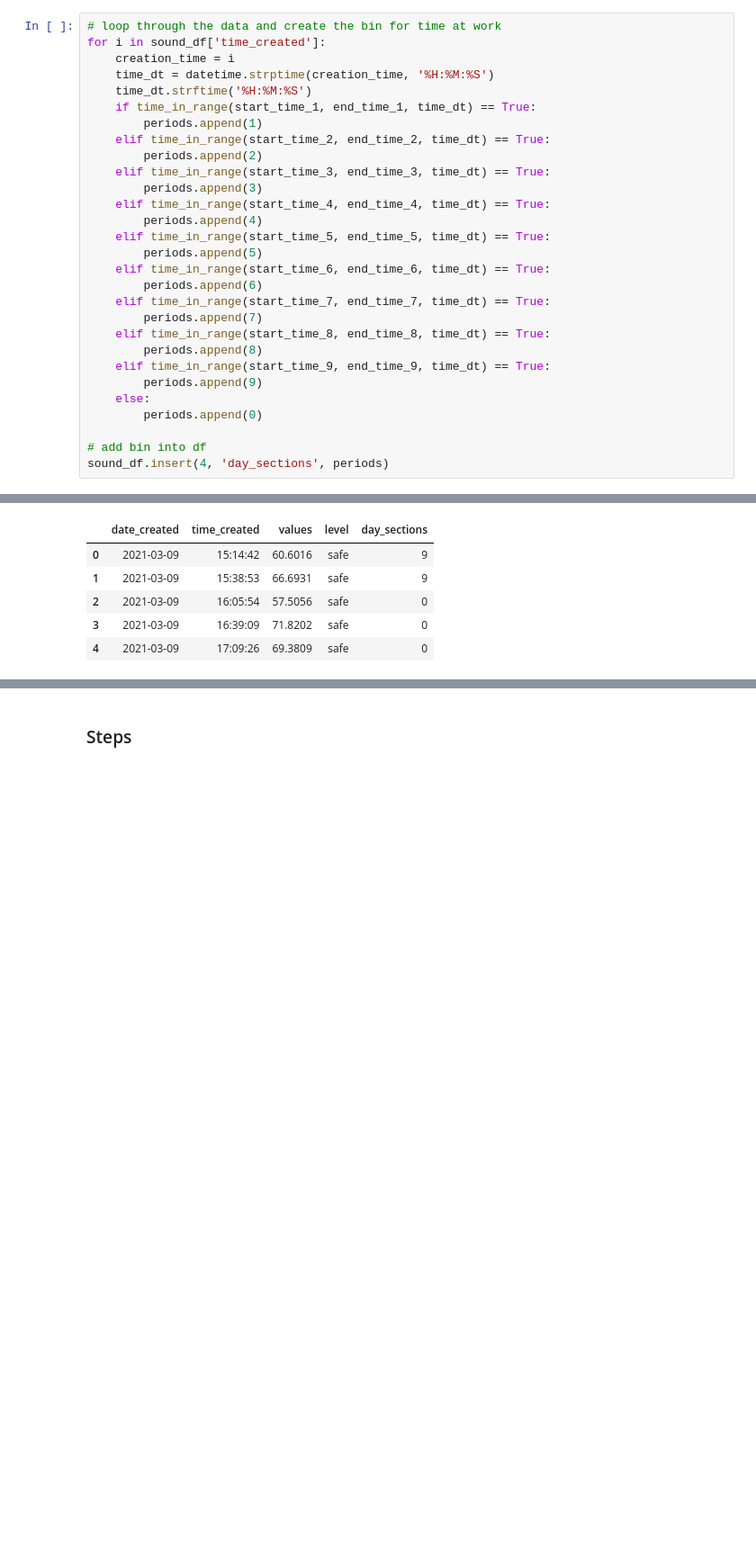
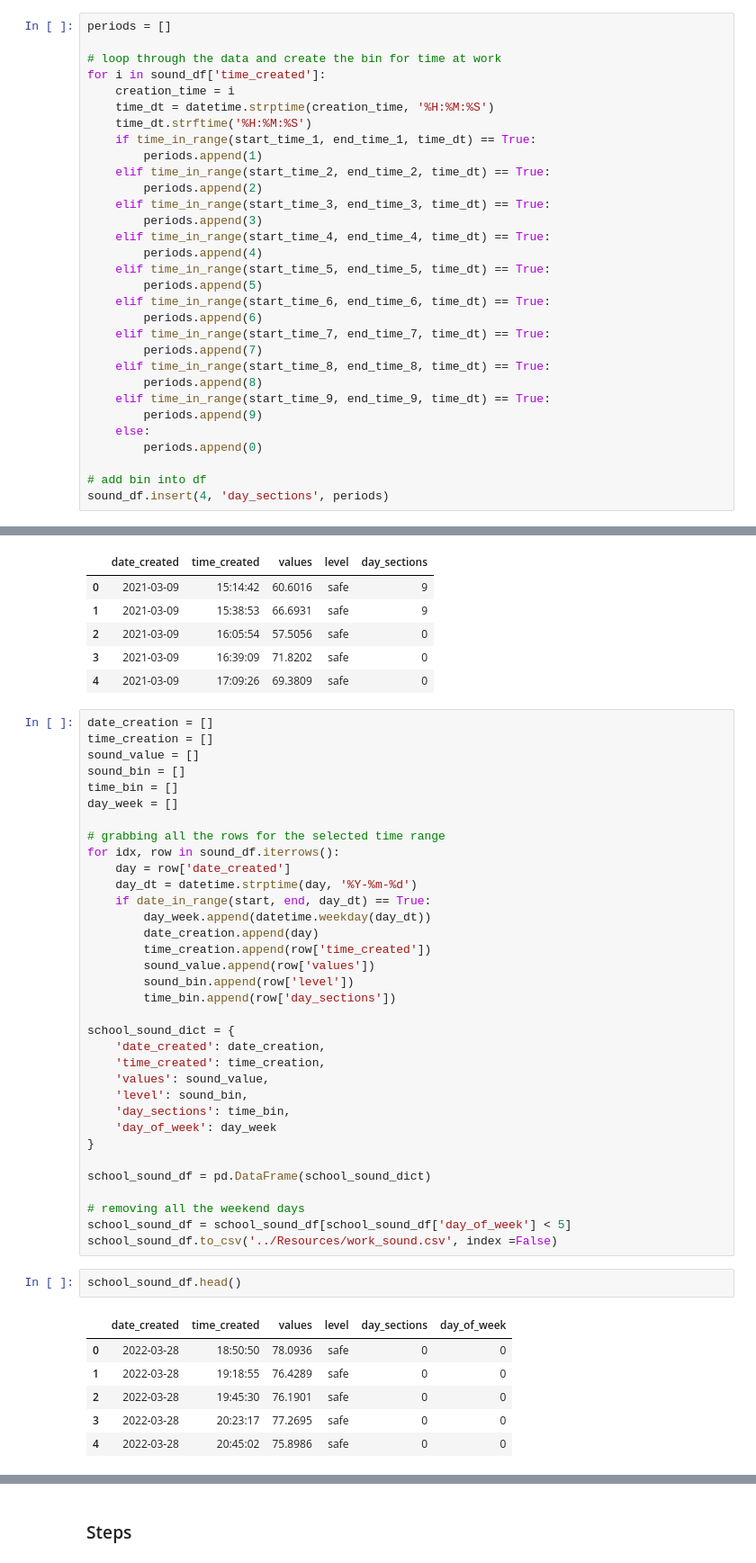
Before and after one commit to bmcnamee96/Heart-Rate-Analysis, a Jupyter notebook: summarizing_data.ipynb, the cells around one changed output, grey strips where cells are left out. Shown: that part at 90% size. Drawn from its saved outputs; the diff is of its cells as text; blank space fills up the shorter version.

```diff
--- a/summarizing_data.ipynb
+++ b/summarizing_data.ipynb
@@ -152,6 +264,8 @@ for i in sound_df['values']:
 # add bin into the df
 sound_df.insert(3, 'level', level)
 # %%
+periods = []
+
 # loop through the data and create the bin for time at work
 for i in sound_df['time_created']:
     creation_time = i
@@ -189,3 +303,46 @@ sound_df.head()
 | 2 | 2021-03-09 | 16:05:54 | 57.5056 | safe | 0 |
 | 3 | 2021-03-09 | 16:39:09 | 71.8202 | safe | 0 |
 | 4 | 2021-03-09 | 17:09:26 | 69.3809 | safe | 0 |
+# %%
+date_creation = []
+time_creation = []
+sound_value = []
+sound_bin = []
+time_bin = []
+day_week = []
+
+# grabbing all the rows for the selected time range
+for idx, row in sound_df.iterrows():
+    day = row['date_created']
+    day_dt = datetime.strptime(day, '%Y-%m-%d')
+    if date_in_range(start, end, day_dt) == True:
+        day_week.append(datetime.weekday(day_dt))
+        date_creation.append(day)
+        time_creation.append(row['time_created'])
+        sound_value.append(row['values'])
+        sound_bin.append(row['level'])
+        time_bin.append(row['day_sections'])
+
+school_sound_dict = {
+    'date_created': date_creation,
+    'time_created': time_creation,
+    'values': sound_value,
+    'level': sound_bin,
+    'day_sections': time_bin,
+    'day_of_week': day_week
+}
+
+school_sound_df = pd.DataFrame(school_sound_dict)
+
+# removing all the weekend days
+school_sound_df = school_sound_df[school_sound_df['day_of_week'] < 5]
+school_sound_df.to_csv('../Resources/work_sound.csv', index =False)
+# %%
+school_sound_df.head()
+# %% [output]
+|  | date_created | time_created | values | level | day_sections | day_of_week |
+| 0 | 2022-03-28 | 18:50:50 | 78.0936 | safe | 0 | 0 |
+| 1 | 2022-03-28 | 19:18:55 | 76.4289 | safe | 0 | 0 |
+| 2 | 2022-03-28 | 19:45:30 | 76.1901 | safe | 0 | 0 |
+| 3 | 2022-03-28 | 20:23:17 | 77.2695 | safe | 0 | 0 |
+| 4 | 2022-03-28 | 20:45:02 | 75.8986 | safe | 0 | 0 |
```
Also changed, not shown: parts of 11 cells of this notebook, 2 other files.
